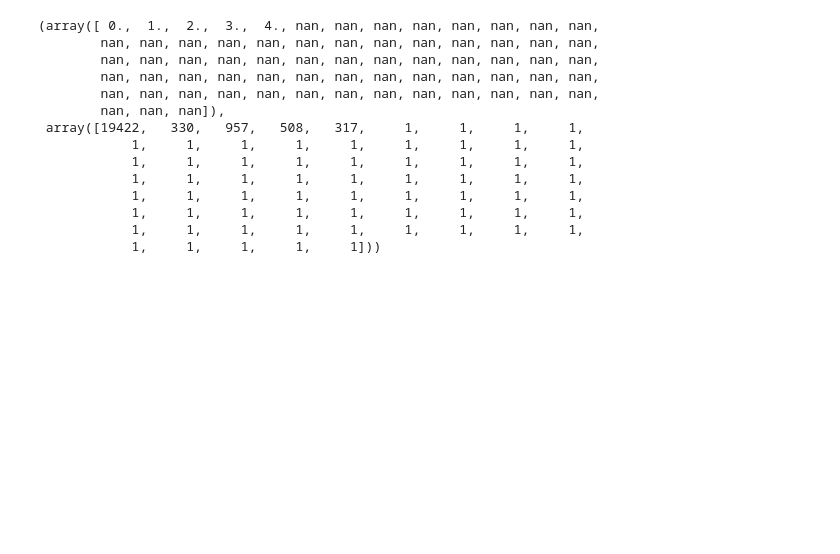
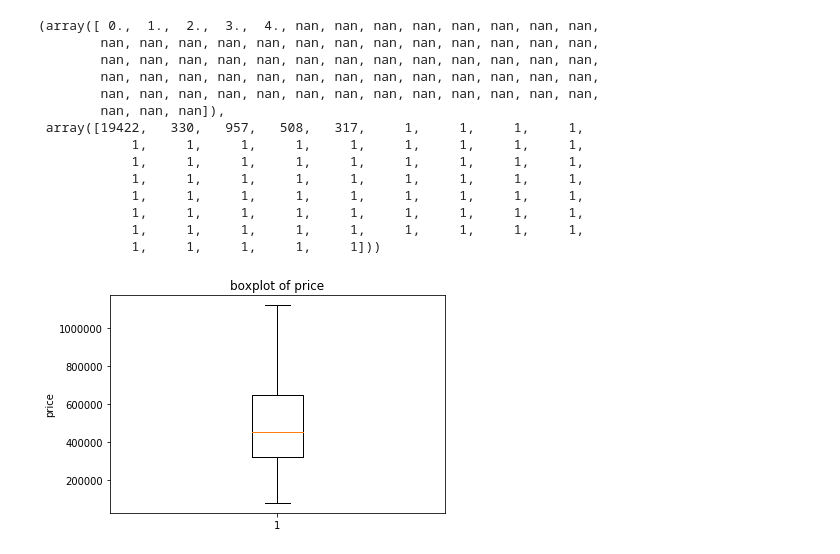
Before and after one commit to giorosati/dsc-1-final-project-online-ds-pt-100118, a Jupyter notebook: student.ipynb, the cells around one changed output. Cells and saved outputs as stored; diff of their text form; code cells hidden in the pictures; blank space fills up the shorter version.

```diff
--- a/student.ipynb
+++ b/student.ipynb
@@ -127,0 +131,7 @@ np.unique(initial_df.view, return_counts=True)
+# %%
+plt.boxplot(initial_df["price"], 0, '')
+plt.title('boxplot of price')
+plt.ylabel('price')
+plt.show()
+# %% [output]
+[figure, added]
```
Also changed, not shown: parts of 10 cells of this notebook.
